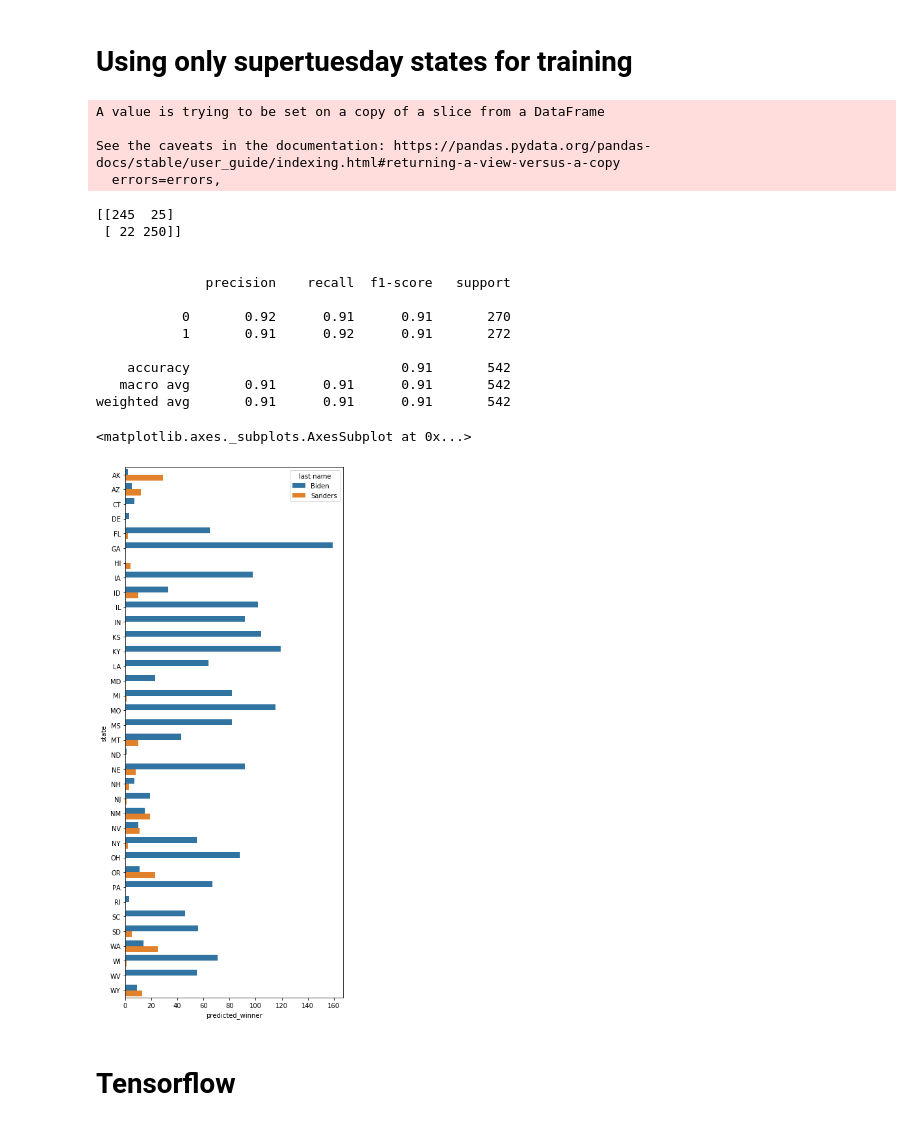
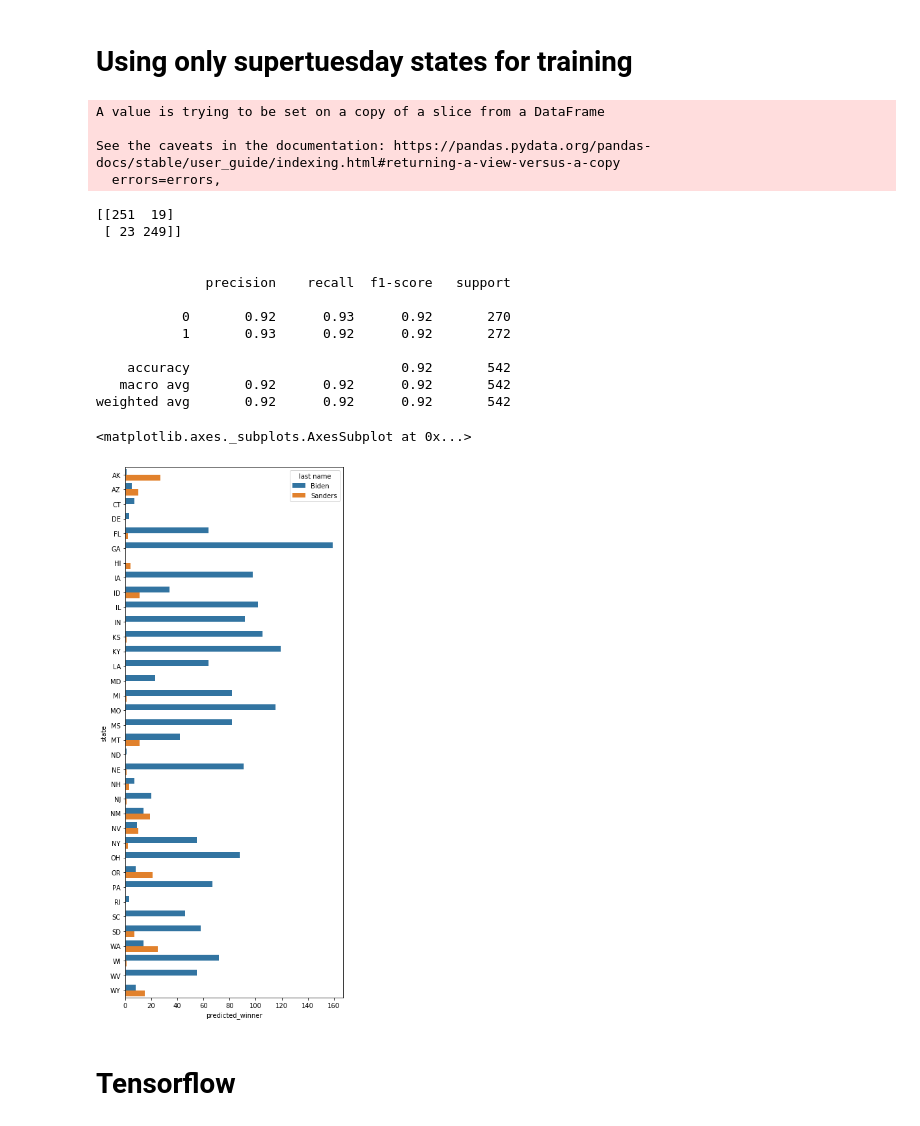
Before and after one commit to L0per/democratic-primary-predictions, a Jupyter notebook: rfc_model_training.ipynb, the cells around one changed output. Cells and saved outputs as stored; diff of their text form; code cells hidden in the pictures.

```diff
--- a/rfc_model_training.ipynb
+++ b/rfc_model_training.ipynb
@@ -965,7 +965,24 @@ See the caveats in the documentation: https://pandas.pydata.org/pandas-docs/stab
 # %% [markdown]
 # Using only supertuesday states for training
 # %%
-training_data = data.drop(['Gender','last name', 'fips', 'county', 'winner_state'], axis=1)
+training_data = data.drop(['Gender','last name', 'fips', 'county', 'winner_state',
+                           'SBO515207',
+                           'SBO115207',
+                           'SBO215207',
+                           'MAN450207',
+                            'PST045214',
+                          'PST040210',
+                          'POP010210',
+                          'BZA010213',
+                          'BZA110213',
+                          'HSD410213',
+                          'NES010213',
+                          'VET605213',
+                          'HSG010214',
+                          'SBO315207',
+                          'ratify_NA_trade',
+                          'Age',
+                          'eliminate_filibuster'], axis=1)
 
 training_states = training_states = ['AL', 'AR', 'CA', 'CO', 'ME', 'MA', 'MN', 'NC', 'OK', 'TN', 'TX', 'UT', 'VT', 'VA']
 
@@ -989,51 +1006,67 @@ A value is trying to be set on a copy of a slice from a DataFrame
 
 See the caveats in the documentation: https://pandas.pydata.org/pandas-docs/stable/user_guide/indexing.html#returning-a-view-versus-a-copy
   errors=errors,
-[[245  25]
- [ 22 250]]
+[[251  19]
+ [ 23 249]]
 
 
               precision    recall  f1-score   support
 
-           0       0.92      0.91      0.91       270
-           1       0.91      0.92      0.91       272
+           0       0.92      0.93      0.92       270
+           1       0.93      0.92      0.92       272
 
-    accuracy                           0.91       542
-   macro avg       0.91      0.91      0.91       542
-weighted avg       0.91      0.91      0.91       542
+    accuracy                           0.92       542
+   macro avg       0.92      0.92      0.92       542
+weighted avg       0.92      0.92      0.92       542
 # %%
 big_tuesday = data[~data['state'].isin(training_states)]
 
 future_states = pd.read_csv('predictions.csv')
 
 # filter out training states
 future_states = future_states[~future_states['state_abbreviation'].isin(training_states)]
 
 # filter out states already in the big_tuesday dataframe above
 future_states = future_states[~future_states['state_abbreviation'].isin(big_tuesday['state'])]
 
 # drop and rename columns
 future_states.drop(['state'], axis=1, inplace=True)
 future_states.rename(columns={'state_abbreviation': 'state', 'candidate': 'last name'}, inplace=True)
 
 # add columns to match the big_tuesday dataframe
 future_states['votes'], future_states['winner'], future_states['percent_votes'], future_states['winner_state'] = [0, None, 0, None]
 
 predictions = big_tuesday.append(future_states, sort=False)
 
-predictions_for_model = predictions.drop(['state', 'votes', 'percent_votes', 'winner', 'last name', 'winner_state', 'fips', 'county', 'Gender'], axis=1)
+predictions_for_model = predictions.drop(['state', 'votes', 'percent_votes', 'winner', 'last name', 'winner_state', 'fips', 'county', 'Gender', 'SBO515207',
+                           'SBO115207',
+                           'SBO215207',
+                           'MAN450207',
+                            'PST045214',
+                          'PST040210',
+                          'POP010210',
+                          'BZA010213',
+                          'BZA110213',
+                          'HSD410213',
+                          'NES010213',
+                          'VET605213',
+                          'HSG010214',
+                          'SBO315207',
+                          'ratify_NA_trade',
+                          'Age',
+                          'eliminate_filibuster'], axis=1)
 
 predictions_BT = rfc.predict(predictions_for_model)
 
 predictions['predicted_winner'] = predictions_BT
 
 winner_plot = predictions.groupby(['last name', 'state'])['predicted_winner'].sum().reset_index()
 
 f, ax = plt.subplots(figsize=(6, 15))
 sns.barplot(x="predicted_winner", y = 'state', data = winner_plot, hue = 'last name')
 # %% [output]
 <matplotlib.axes._subplots.AxesSubplot at 0x...>
-[figure, old version]
+[figure, new version]
 # %% [markdown]
 # Tensorflow
 # %% [markdown]
```
Also changed, not shown: 2 other files.
